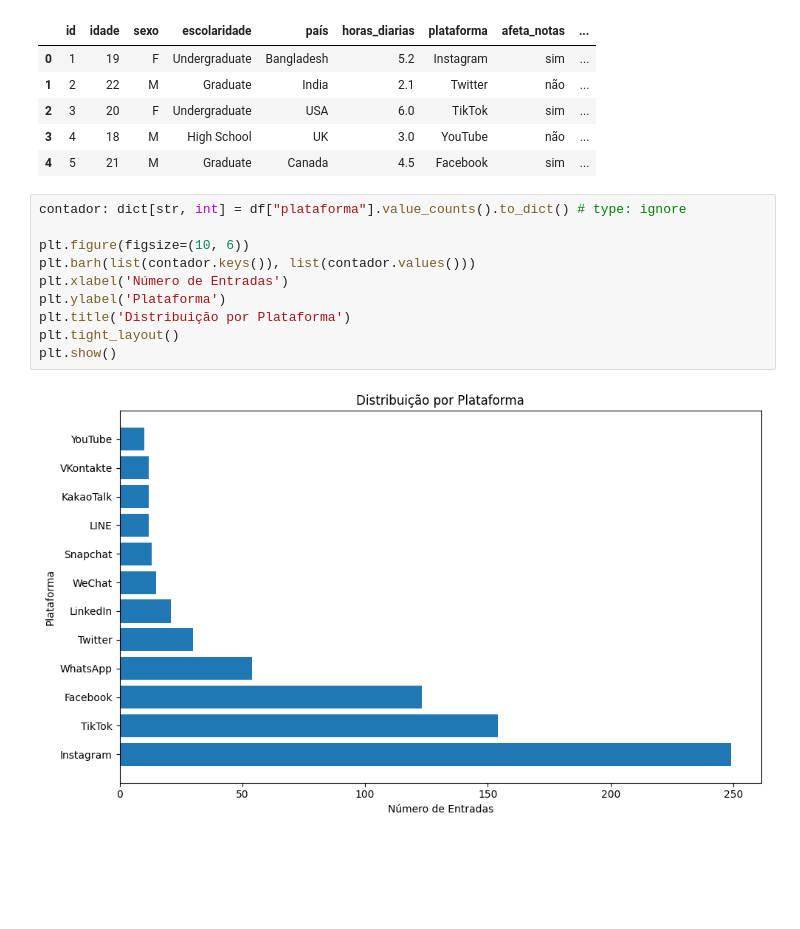
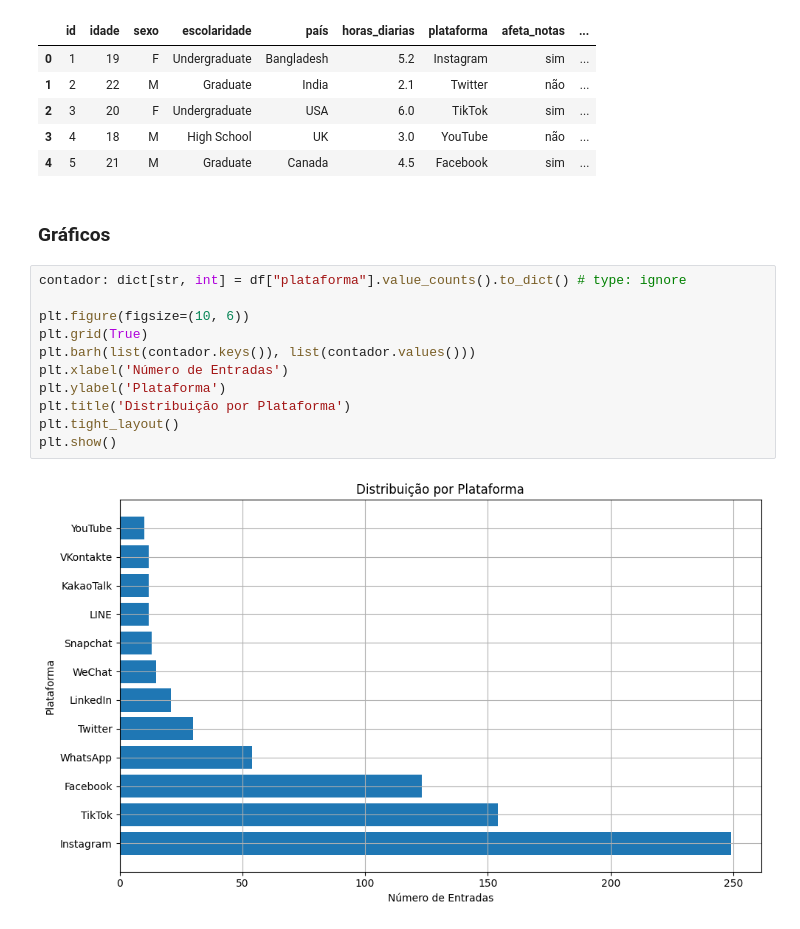
Before and after one commit to oDaniel728/alura-imersao-dados, a Jupyter notebook: atividade/vicio-em-rede-sociais.ipynb, the cells around one changed output. Drawn from its saved outputs; the diff is of its cells as text; blank space fills up the shorter version.

```diff
--- a/atividade/vicio-em-rede-sociais.ipynb
+++ b/atividade/vicio-em-rede-sociais.ipynb
@@ -108,15 +108,18 @@ df.head()
 | 2 | 3 | 20 | F | Undergraduate | USA | 6.0 | TikTok | sim | ... |
 | 3 | 4 | 18 | M | High School | UK | 3.0 | YouTube | não | ... |
 | 4 | 5 | 21 | M | Graduate | Canada | 4.5 | Facebook | sim | ... |
+# %% [markdown]
+### Gráficos
 # %%
 contador: dict[str, int] = df["plataforma"].value_counts().to_dict() # type: ignore
 
 plt.figure(figsize=(10, 6))
+plt.grid(True)
 plt.barh(list(contador.keys()), list(contador.values()))
 plt.xlabel('Número de Entradas')
 plt.ylabel('Plataforma')
 plt.title('Distribuição por Plataforma')
 plt.tight_layout()
 plt.show()
 # %% [output]
-[figure, old version]
+[figure, new version]
```
Also changed, not shown: parts of 1 cell of this notebook.
